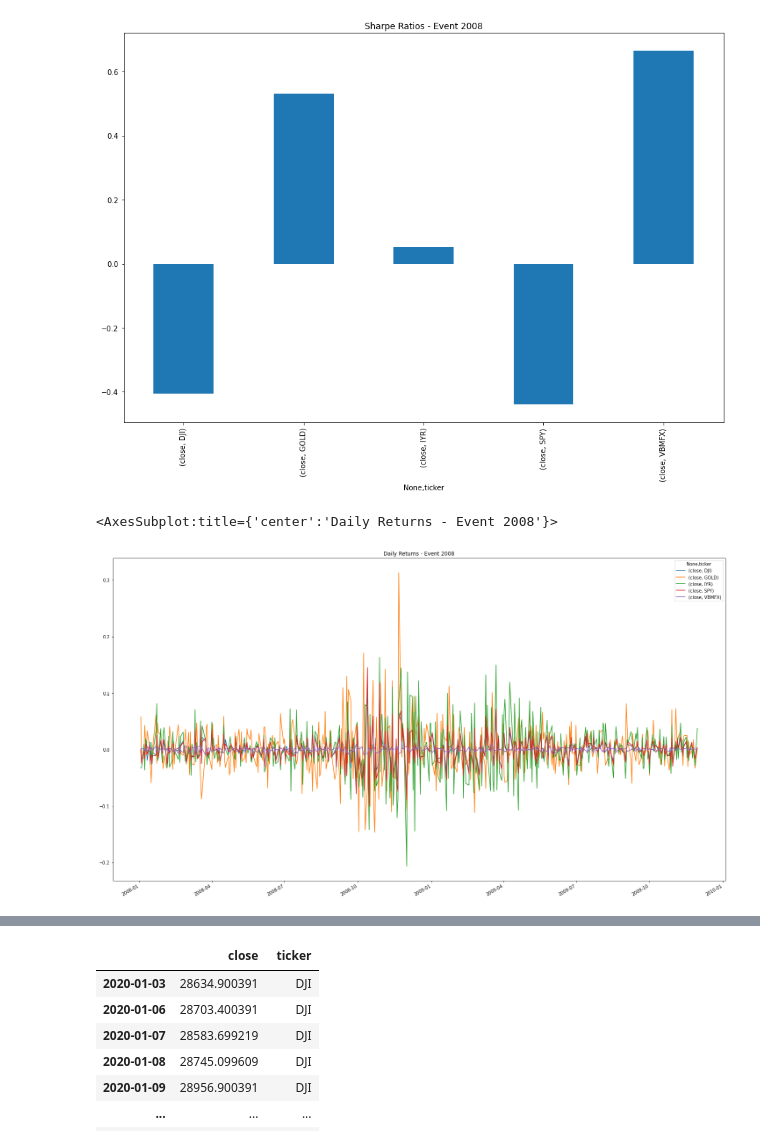
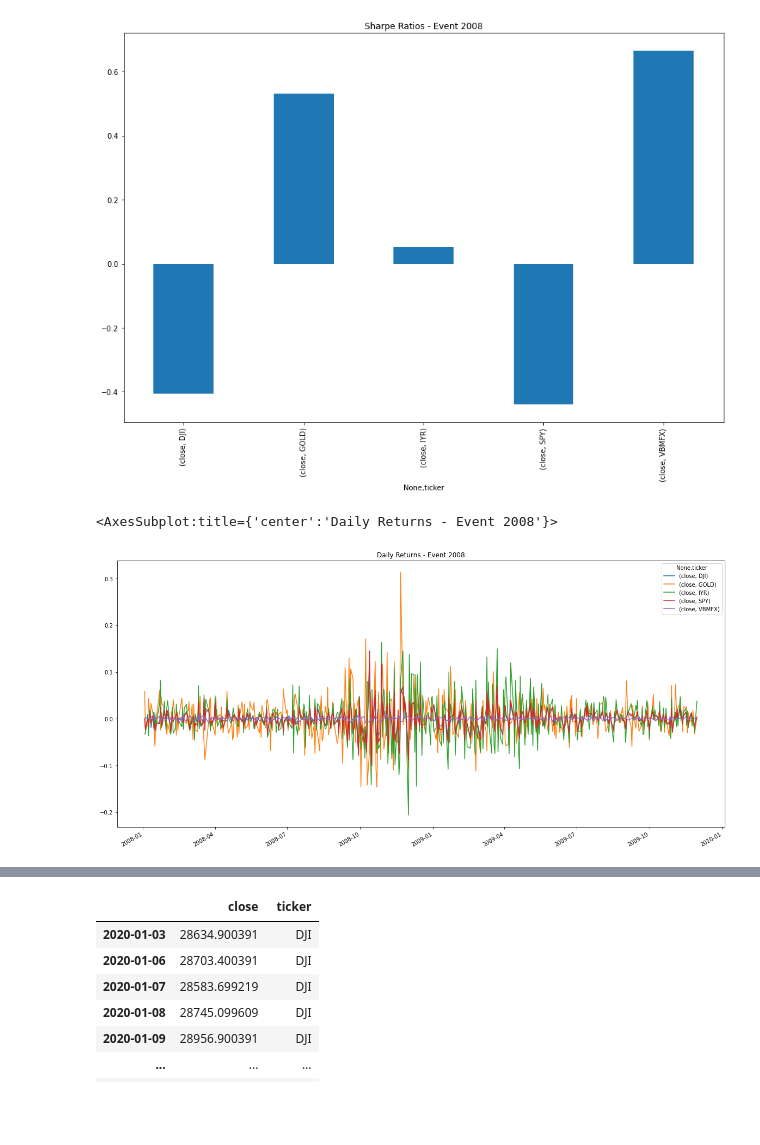
Before and after one commit to dcha314/project_1, a Jupyter notebook: baris_project1_draft.ipynb, the cells around one changed output, grey strips where cells are left out. Drawn from its saved outputs; the diff is of its cells as text; code cells hidden in the pictures; blank space fills up the shorter version.

```diff
--- a/baris_project1_draft.ipynb
+++ b/baris_project1_draft.ipynb
@@ -456,7 +578,7 @@ sharpe_ratios_event_2008.plot.bar(figsize=(15, 10), title="Sharpe Ratios - Event
 [figure]
 # %%
 # Plotting the daily returns for securities
-daily_returns_event_2008.plot(figsize=(25, 15), title="Daily Returns - Event 2008")
+daily_returns_event_2008.plot(figsize=(20, 10), title="Daily Returns - Event 2008")
 # %% [output]
 <AxesSubplot:title={'center':'Daily Returns - Event 2008'}>
-[figure, old version]
+[figure, new version]
```
Also changed, not shown: parts of 38 cells of this notebook.
